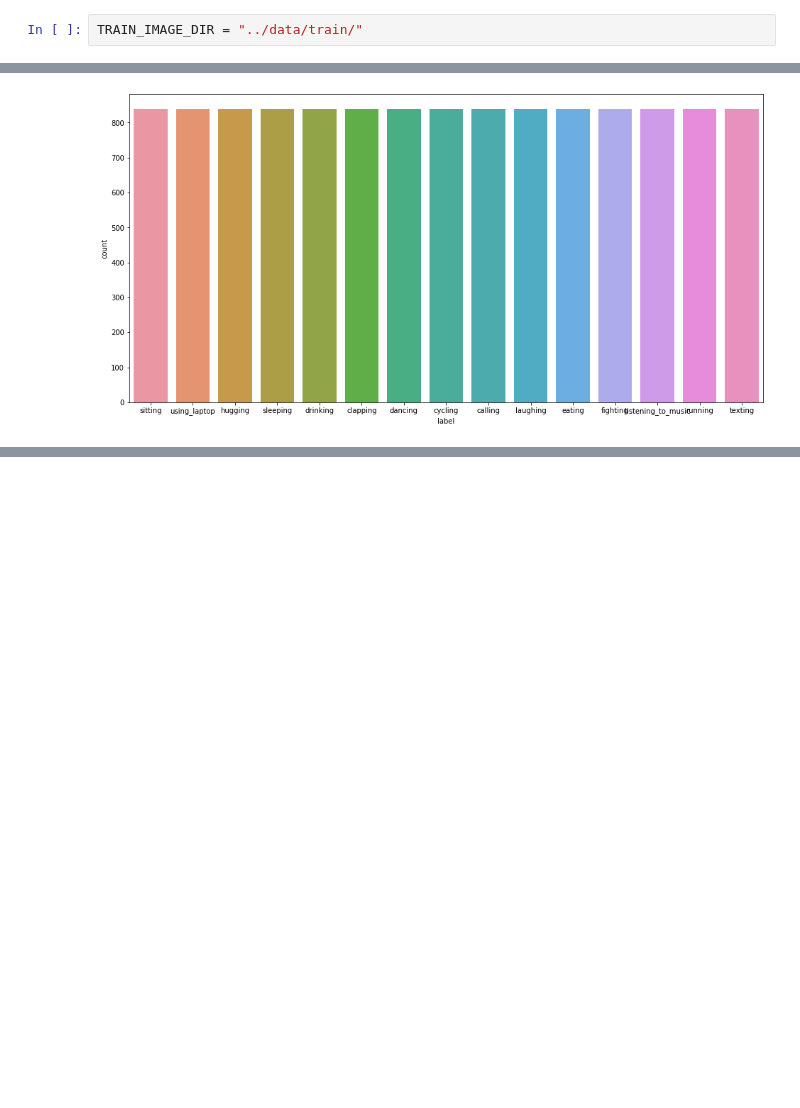
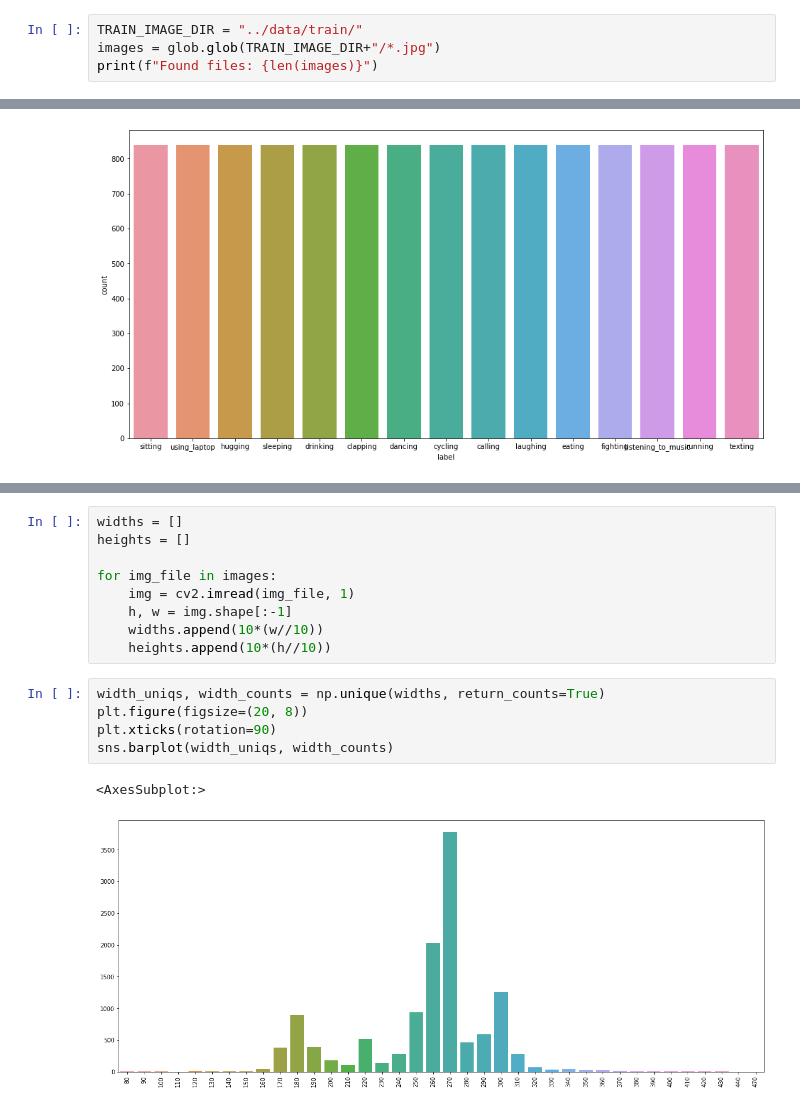
Before and after one commit to cruigo93/human_activity_training, a Jupyter notebook: notebooks/EDA.ipynb, the cells around one changed output, grey strips where cells are left out. Cells and saved outputs as stored; diff of their text form; blank space fills up the shorter version.

```diff
--- a/notebooks/EDA.ipynb
+++ b/notebooks/EDA.ipynb
@@ -11,2 +13,4 @@ import random
 # %%
 TRAIN_IMAGE_DIR = "../data/train/"
+images = glob.glob(TRAIN_IMAGE_DIR+"/*.jpg")
+print(f"Found files: {len(images)}")
@@ -56,0 +62,17 @@ k = random.randint(0, df.shape[0]-1)
+# %%
+widths = []
+heights = []
+
+for img_file in images:
+    img = cv2.imread(img_file, 1)
+    h, w = img.shape[:-1]
+    widths.append(10*(w//10))
+    heights.append(10*(h//10))
+# %%
+width_uniqs, width_counts = np.unique(widths, return_counts=True)
+plt.figure(figsize=(20, 8))
+plt.xticks(rotation=90)
+sns.barplot(width_uniqs, width_counts)
+# %% [output]
+<AxesSubplot:>
+[figure, added]
```
Also changed, not shown: parts of 11 cells of this notebook, 8 other files.
